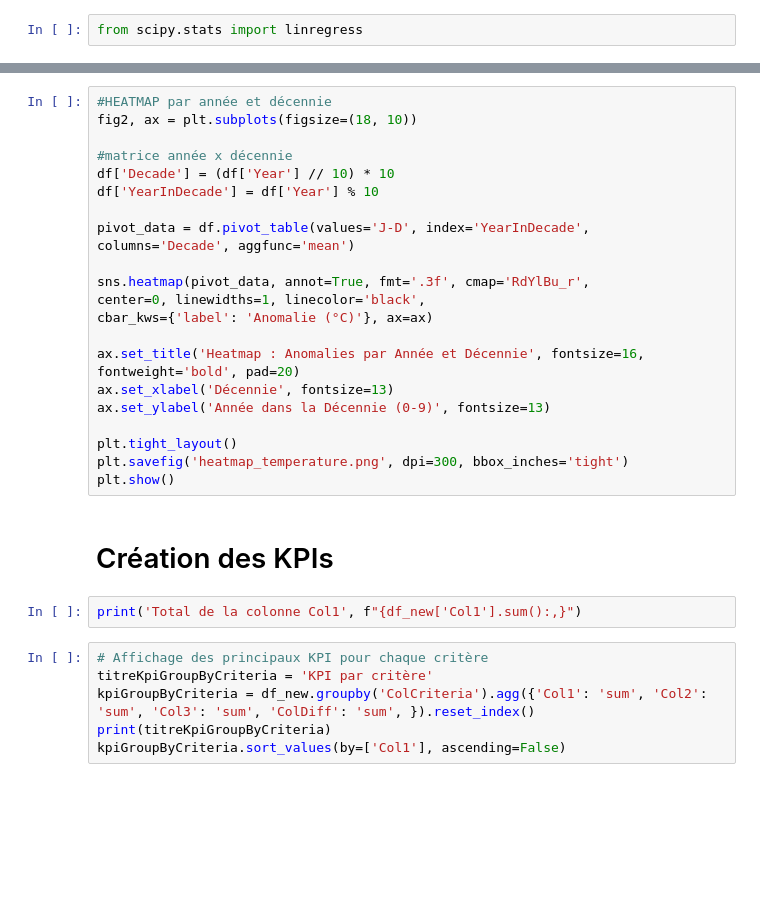
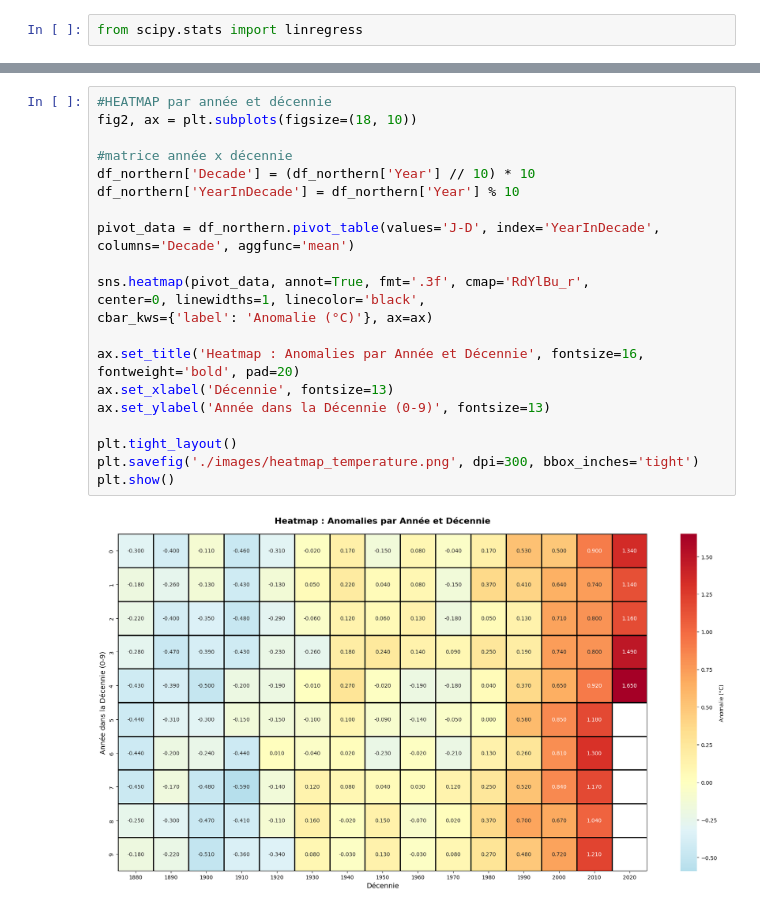
Before and after one commit to VinchC/projet, a Jupyter notebook: northern.ipynb, the cells around one changed output, grey strips where cells are left out. Drawn from its saved outputs; the diff is of its cells as text; blank space fills up the shorter version.

```diff
--- a/northern.ipynb
+++ b/northern.ipynb
@@ -386,31 +379,23 @@ plt.show()
 # %%
 #HEATMAP par année et décennie
 fig2, ax = plt.subplots(figsize=(18, 10))
 
 #matrice année x décennie
-df['Decade'] = (df['Year'] // 10) * 10
-df['YearInDecade'] = df['Year'] % 10
+df_northern['Decade'] = (df_northern['Year'] // 10) * 10
+df_northern['YearInDecade'] = df_northern['Year'] % 10
 
-pivot_data = df.pivot_table(values='J-D', index='YearInDecade', columns='Decade', aggfunc='mean')
+pivot_data = df_northern.pivot_table(values='J-D', index='YearInDecade', columns='Decade', aggfunc='mean')
 
 sns.heatmap(pivot_data, annot=True, fmt='.3f', cmap='RdYlBu_r',
 center=0, linewidths=1, linecolor='black',
 cbar_kws={'label': 'Anomalie (°C)'}, ax=ax)
 
 ax.set_title('Heatmap : Anomalies par Année et Décennie', fontsize=16, fontweight='bold', pad=20)
 ax.set_xlabel('Décennie', fontsize=13)
 ax.set_ylabel('Année dans la Décennie (0-9)', fontsize=13)
 
 plt.tight_layout()
-plt.savefig('heatmap_temperature.png', dpi=300, bbox_inches='tight')
+plt.savefig('./images/heatmap_temperature.png', dpi=300, bbox_inches='tight')
 plt.show()
+# %% [output]
+[figure, added]
-# %% [markdown]
-# Création des KPIs
-# %%
-print('Total de la colonne Col1', f"{df_new['Col1'].sum():,}")
-# %%
-# Affichage des principaux KPI pour chaque critère
-titreKpiGroupByCriteria = 'KPI par critère'
-kpiGroupByCriteria = df_new.groupby('ColCriteria').agg({'Col1': 'sum', 'Col2': 'sum', 'Col3': 'sum', 'ColDiff': 'sum', }).reset_index()
-print(titreKpiGroupByCriteria)
-kpiGroupByCriteria.sort_values(by=['Col1'], ascending=False)
```
Also changed, not shown: parts of 42 cells of this notebook, 9 other files.
